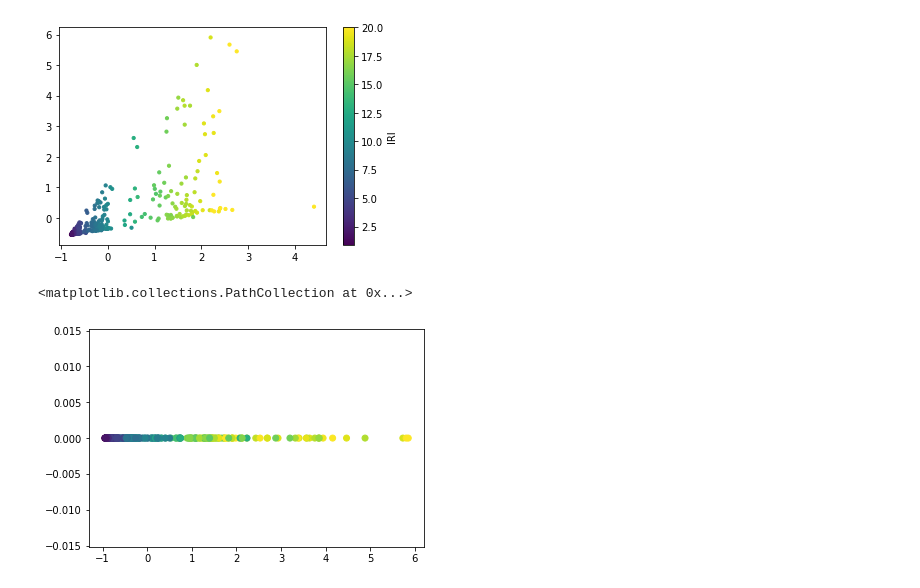
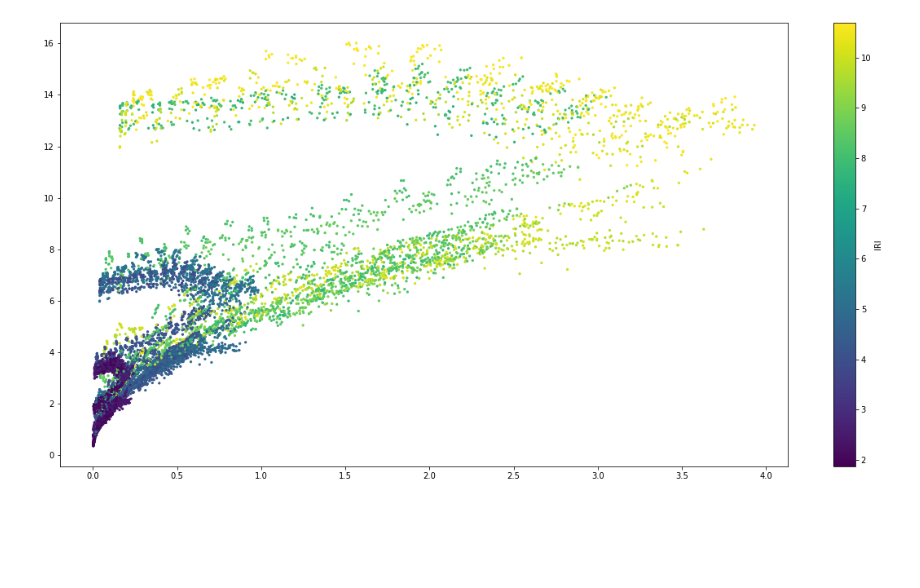
Before and after one commit to gislas3/quartercar, a Jupyter notebook: experiments/Predict_IRI.ipynb, the cells around one changed output. Cells and saved outputs as stored; diff of their text form; code cells hidden in the pictures; blank space fills up the shorter version.

Commit message:
Added small changes and continued predictions

```diff
--- a/experiments/Predict_IRI.ipynb
+++ b/experiments/Predict_IRI.ipynb
@@ -123,0 +43,2 @@ Let's see some multinomial results. Because of the fanning out effect we project
+# %%
+df = pd.read_csv("data/predict_iri_data2.csv")
@@ -124,22 +54,7 @@ Let's see some multinomial results. Because of the fanning out effect we project
 # %%
-plt.scatter(df['acc_var'], df['rp_var'], c = df['IRI'], s = 10)
+plt.figure(figsize = (20, 10))
+plt.scatter(df['var'], df['range'], s = 5, c = df['iri'])
 cb = plt.colorbar()
 cb.set_label('IRI')
-plt.show()
 # %% [output]
-[figure, old version]
+[figure, new version]
-# %%
-from sklearn.decomposition import PCA
-pca = PCA(n_components=1)
-
-X = np.concatenate((df['acc_var'].values[:, np.newaxis], df['rp_var'].values[:, np.newaxis]), axis = 1)
-
-X_1D = pca.fit_transform(X)
-
-plt.scatter(X_1D, np.zeros(len(X_1D)), c = df['IRI'])
-
-#Hmmm... not my favourite
-#Let's find a "custom direction"
-# %% [output]
-<matplotlib.collections.PathCollection at 0x...>
-[figure, removed]
```
Also changed, not shown: parts of 28 cells of this notebook, 5 other files.
